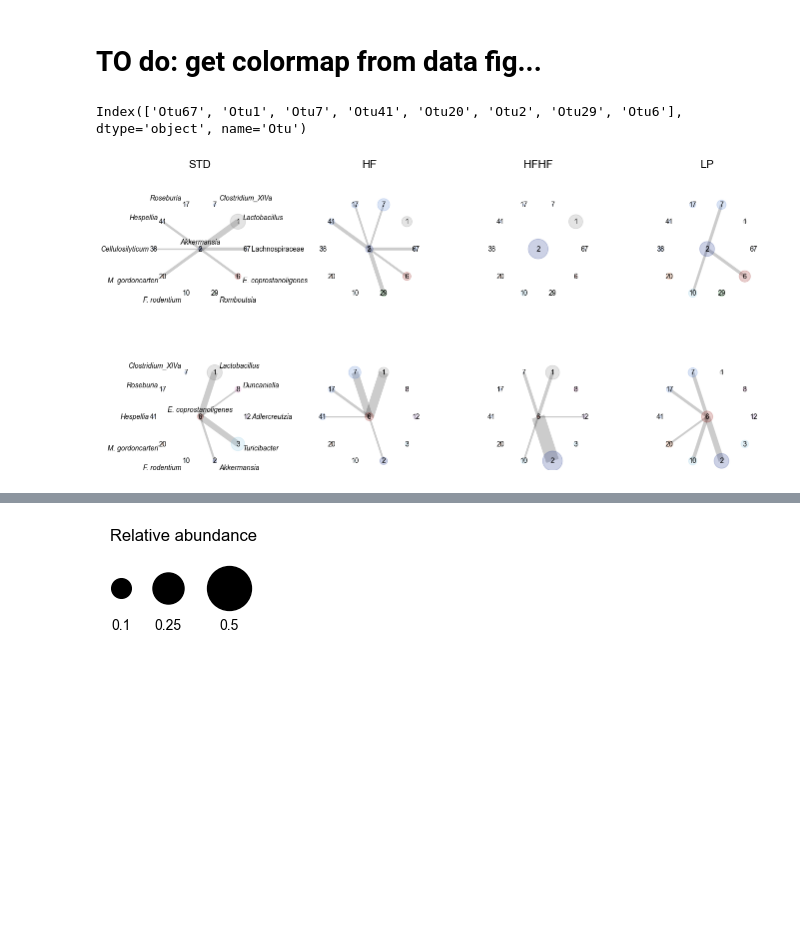
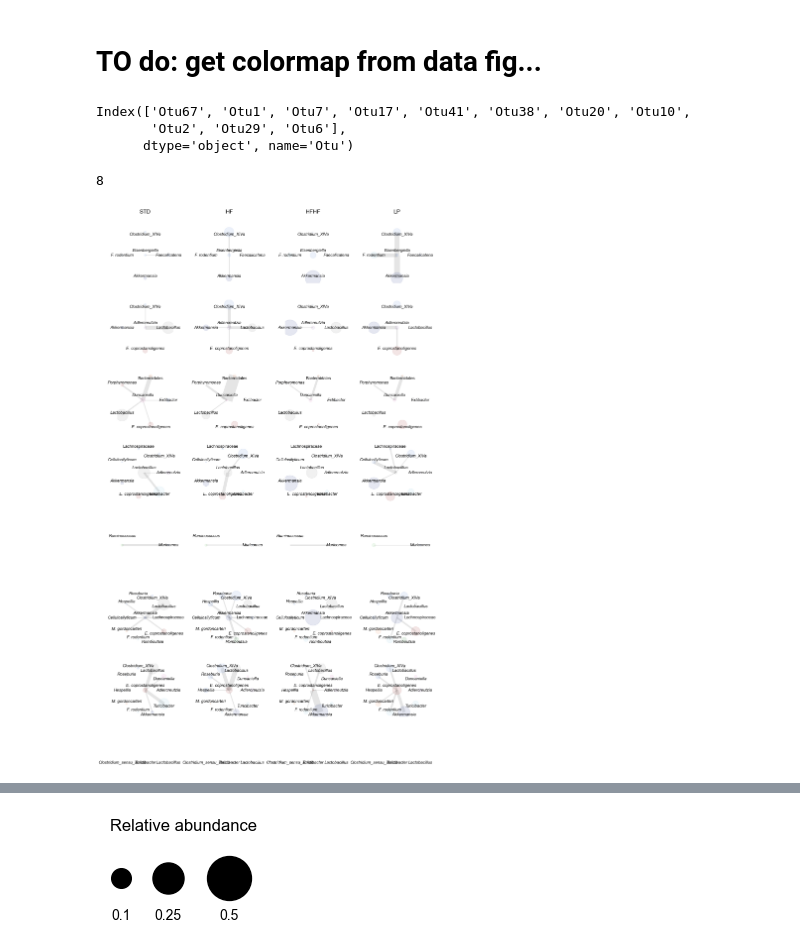
Before and after one commit to gerberlab/MCSPACE, a Jupyter notebook: mcspace/paper/figures/render_association_changes.ipynb, the cells around one changed output, grey strips where cells are left out. Cells and saved outputs as stored; diff of their text form; code cells hidden in the pictures; blank space fills up the shorter version.

Commit message:
update figure scripts

```diff
--- a/mcspace/paper/figures/render_association_changes.ipynb
+++ b/mcspace/paper/figures/render_association_changes.ipynb
@@ -110,8 +110,9 @@ def average_diet_times(df, diet_times):
 # TO do: get colormap from data fig...
 # %%
 # def get key focus taxa...
-taxa_foci = ['Otu2', 'Otu6']
-otu_threshold = 0.05
+# taxa_foci = ['Otu2', 'Otu6']
+taxa_foci = ['Otu15', 'Otu12', 'Otu8', 'Otu1', 'Otu21', 'Otu2', 'Otu6', 'Otu3']
+otu_threshold = 0.01
 
 colors = np.concatenate([sns.color_palette('muted', n_colors=10), sns.color_palette("dark", n_colors=10)])
 familycolors = {x:y for x,y in zip(taxonomy['Family'].unique(),colors)}
@@ -138,10 +139,12 @@ for otuf in taxa_foci:
         ncolors[oidx] = familycolors[fam]
     pcolors[otuf] = ncolors
 # %%
-edge_threshold = 0.02
+edge_threshold = 0.01
 print(edge_weights['Otu2'].index[(edge_weights['Otu2']>edge_threshold).any(axis=1)])
 # %% [output]
-Index(['Otu67', 'Otu1', 'Otu7', 'Otu41', 'Otu20', 'Otu2', 'Otu29', 'Otu6'], dtype='object', name='Otu')
+Index(['Otu67', 'Otu1', 'Otu7', 'Otu17', 'Otu41', 'Otu38', 'Otu20', 'Otu10',
+       'Otu2', 'Otu29', 'Otu6'],
+      dtype='object', name='Otu')
 # %%
 def plot_association_changes(axs, edge_weights, node_weights, otu_focus, taxonomy,
                              node_colors=None, edge_scale=20, node_scale=2000, rad=1, textsize=12,
@@ -240,22 +336,26 @@ def plot_association_changes(axs, edge_weights, node_weights, otu_focus, taxonom
+# %%
+len(taxa_foci)
+# %% [output]
+8
 # %%
-fig, axs = plt.subplots(figsize=(16,8), ncols=4, nrows=2)
+fig, axs = plt.subplots(figsize=(16,32), ncols=4, nrows=len(taxa_foci))
 
 for row_idx in range(len(taxa_foci)):
     otuf = taxa_foci[row_idx]
-    _,_=plot_association_changes(axs[row_idx,:], edge_weights[otuf], node_weights[otuf], otuf, taxonomy,
-                                        node_colors=pcolors[otuf], edge_scale=200, node_scale=2000, rad=1.2,
-                                       edge_threshold = 0.01, edge_base=0, textsize=10)
+    _,_=plot_association_changes2(axs[row_idx,:], edge_weights[otuf], node_weights[otuf], otuf, taxonomy,
+                                        node_colors=pcolors[otuf], edge_scale=200, node_scale=5000, rad=1.2,
+                                       edge_threshold = 0.01, edge_base=0, textsize=12, alpha=0.1)
     diets = edge_weights[otuf].columns
     for ax, diet in zip(axs[row_idx,:], diets):
         ax.set_aspect('equal', 'box')
         ax=vis.remove_border(ax)
 
         if row_idx == 0:
             ax.set_title(diet, pad=40, fontsize=16)
 
-plt.subplots_adjust(wspace=0.5)
+plt.subplots_adjust(wspace=0.5, hspace=-0.3)
 
 plt.savefig(outpath / "association_changes.pdf", bbox_inches="tight")
 plt.savefig(outpath / "association_changes.png", bbox_inches="tight")
 # %% [output]
-[figure, old version]
+[figure, new version]
```
Also changed, not shown: parts of 25 cells of this notebook, 5 other files.
